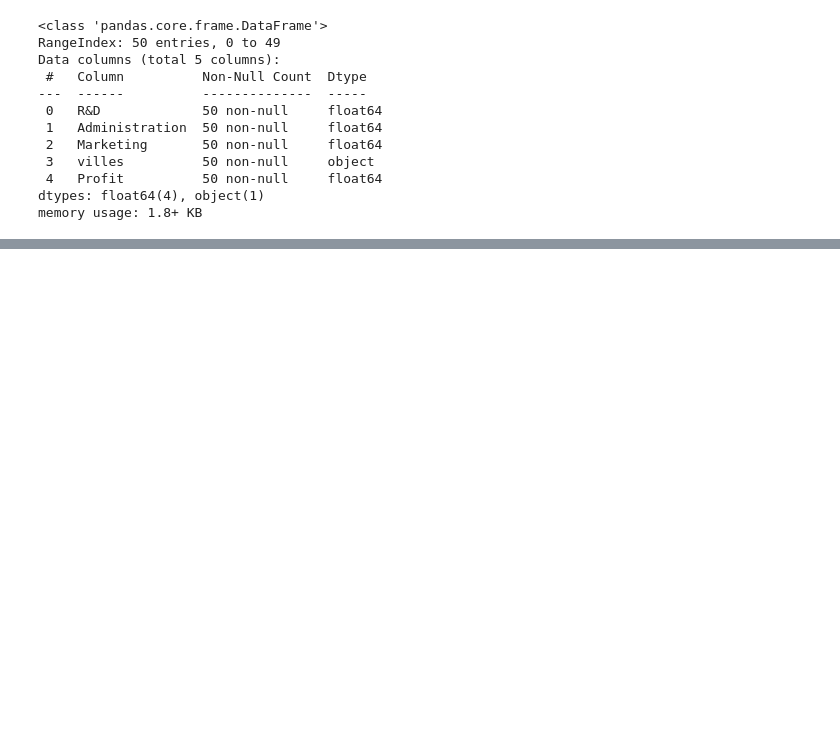
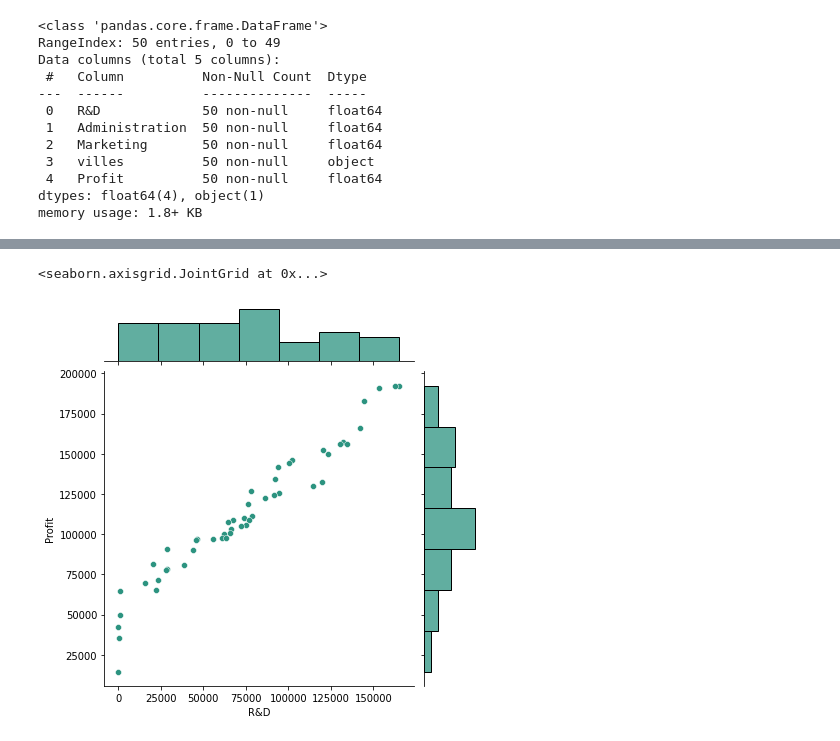
Before and after one commit to LeBonThib/SIMPLON_BPI_EDA, a Jupyter notebook: Linear_Regression.ipynb, the cells around one changed output, grey strips where cells are left out. Cells and saved outputs as stored; diff of their text form; code cells hidden in the pictures; blank space fills up the shorter version.

```diff
--- a/Linear_Regression.ipynb
+++ b/Linear_Regression.ipynb
@@ -42,0 +53,5 @@ ValueError: Mime type rendering requires nbformat>=4.2.0 but it is not installed
+# %%
+SNS.jointplot(x="R&D",y="Profit",kind="scatter",data=data,color="#2C9380")
+# %% [output]
+<seaborn.axisgrid.JointGrid at 0x...>
+[figure, added]
```
Also changed, not shown: parts of 8 cells of this notebook.
